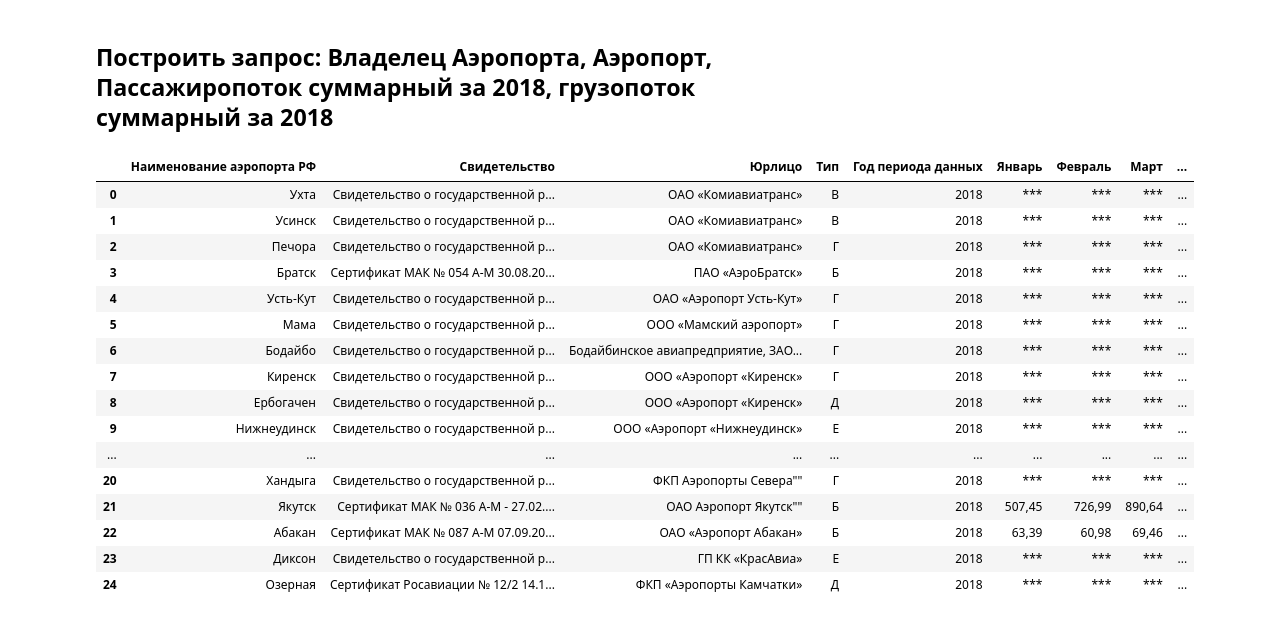
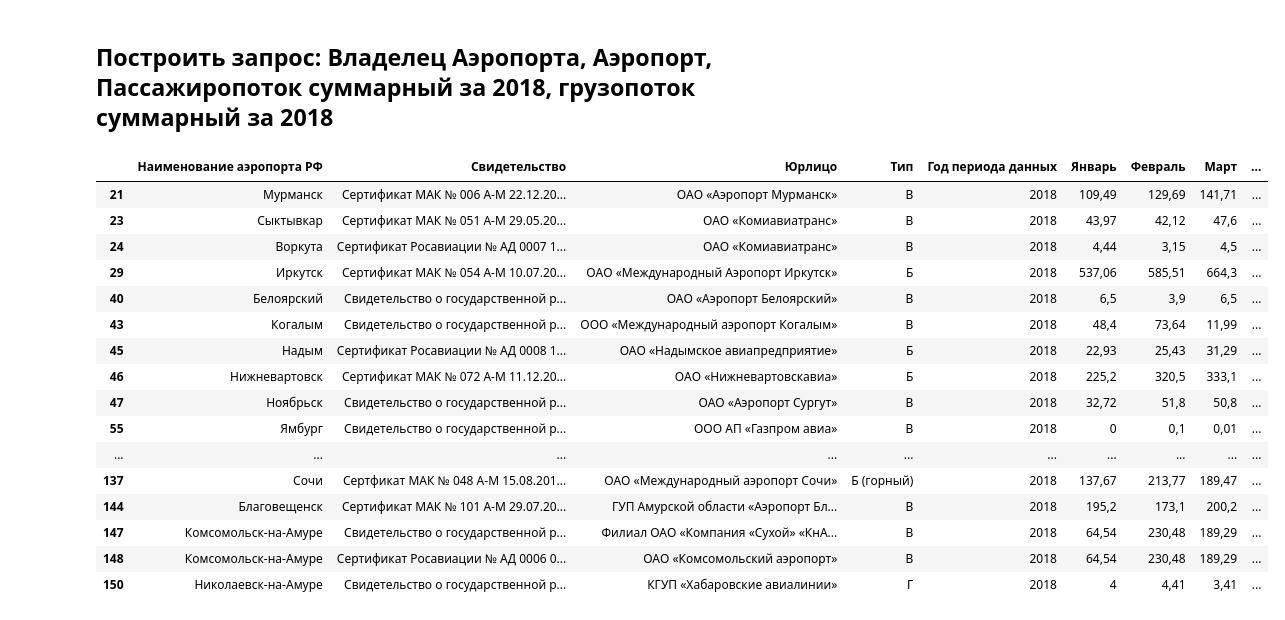
Before and after one commit to Milkolad/IT-master, a Jupyter notebook: Python/Code/Control_Task4/Control_task.ipynb, the cells around one changed output. Drawn from its saved outputs; the diff is of its cells as text; code cells hidden in the pictures.

```diff
--- a/Python/Code/Control_Task4/Control_task.ipynb
+++ b/Python/Code/Control_Task4/Control_task.ipynb
@@ -141,28 +171,34 @@ early_type_df
 Name: 0, dtype: object
 # %% [markdown]
 ## Построить запрос: Владелец Аэропорта, Аэропорт, Пассажиропоток суммарный за 2018, грузопоток суммарный за 2018
+# %%
+airports_df['Наименование аэропорта РФ'] = airports_df.loc[:, 'Наименование аэропорта РФ'].str.split(' ').str[0]
 # %%
 cargo_transport_2018_df = cargo_transport_df[cargo_transport_df['Год периода данных'] == 2018]
-query_airports_df = pd.merge(airports_df, cargo_transport_2018_df)
+passenger_transport_2018_df = passenger_transport_df[passenger_transport_df['Год периода данных'] == 2018]
+query_cargo_airports_df = pd.merge(airports_df, cargo_transport_2018_df)
+query_passenger_airports_df = pd.merge(airports_df, passenger_transport_2018_df)
 # %%
-query_airports_df = query_airports_df.drop(['Октябрь', 'Ноябрь', 'Декабрь', 'Январь - Декабрь'], axis=1)
+query_cargo_airports_df = query_cargo_airports_df.drop(['Октябрь', 'Ноябрь', 'Декабрь', 'Январь - Декабрь'], axis=1)
+query_passenger_airports_df = query_passenger_airports_df.drop(['Октябрь', 'Ноябрь', 'Декабрь', 'Январь - Декабрь'], axis=1)
-# %%
-query_airports_df = query_airports_df[query_airports_df['']]
-# %% [output]
-|  | Наименование аэропорта РФ | Свидетельство | Юрлицо | Тип | Год периода данных | Январь | Февраль | Март | ... |
-| 0 | Ухта | Свидетельство о государственной р... | ОАО «Комиавиатранс» | В | 2018 | *** | *** | *** | ... |
-| 1 | Усинск | Свидетельство о государственной р... | ОАО «Комиавиатранс» | В | 2018 | *** | *** | *** | ... |
-| 2 | Печора | Свидетельство о государственной р... | ОАО «Комиавиатранс» | Г | 2018 | *** | *** | *** | ... |
-| 3 | Братск | Сертификат МАК № 054 А-М 30.08.20... | ПАО «АэроБратск» | Б | 2018 | *** | *** | *** | ... |
-| 4 | Усть-Кут | Свидетельство о государственной р... | ОАО «Аэропорт Усть-Кут» | Г | 2018 | *** | *** | *** | ... |
-| 5 | Мама | Свидетельство о государственной р... | ООО «Мамский аэропорт» | Г | 2018 | *** | *** | *** | ... |
-| 6 | Бодайбо | Свидетельство о государственной р... | Бодайбинское авиапредприятие, ЗАО... | Г | 2018 | *** | *** | *** | ... |
-| 7 | Киренск | Свидетельство о государственной р... | ООО «Аэропорт «Киренск» | Г | 2018 | *** | *** | *** | ... |
-| 8 | Ербогачен | Свидетельство о государственной р... | ООО «Аэропорт «Киренск» | Д | 2018 | *** | *** | *** | ... |
-| 9 | Нижнеудинск | Свидетельство о государственной р... | ООО «Аэропорт «Нижнеудинск» | Е | 2018 | *** | *** | *** | ... |
-| ... | ... | ... | ... | ... | ... | ... | ... | ... | ... |
-| 20 | Хандыга | Свидетельство о государственной р... | ФКП Аэропорты Севера"" | Г | 2018 | *** | *** | *** | ... |
-| 21 | Якутск | Сертификат МАК № 036 А-М - 27.02.... | ОАО Аэропорт Якутск"" | Б | 2018 | 507,45 | 726,99 | 890,64 | ... |
-| 22 | Абакан | Сертификат МАК № 087 А-М 07.09.20... | ОАО «Аэропорт Абакан» | Б | 2018 | 63,39 | 60,98 | 69,46 | ... |
-| 23 | Диксон | Свидетельство о государственной р... | ГП КК «КрасАвиа» | Е | 2018 | *** | *** | *** | ... |
-| 24 | Озерная | Сертификат Росавиации № 12/2 14.1... | ФКП «Аэропорты Камчатки» | Д | 2018 | *** | *** | *** | ... |
+# %%
+query_cargo_airports_df = query_cargo_airports_df[query_cargo_airports_df['Январь'] != '***']
+query_cargo_airports_df
+# %% [output]
+|  | Наименование аэропорта РФ | Свидетельство | Юрлицо | Тип | Год периода данных | Январь | Февраль | Март | ... |
+| 21 | Мурманск | Сертификат МАК № 006 А-М 22.12.20... | ОАО «Аэропорт Мурманск» | В | 2018 | 109,49 | 129,69 | 141,71 | ... |
+| 23 | Сыктывкар | Сертификат МАК № 051 А-М 29.05.20... | ОАО «Комиавиатранс» | В | 2018 | 43,97 | 42,12 | 47,6 | ... |
+| 24 | Воркута | Сертификат Росавиации № АД 0007 1... | ОАО «Комиавиатранс» | В | 2018 | 4,44 | 3,15 | 4,5 | ... |
+| 29 | Иркутск | Сертификат МАК № 054 А-М 10.07.20... | ОАО «Международный Аэропорт Иркутск» | Б | 2018 | 537,06 | 585,51 | 664,3 | ... |
+| 40 | Белоярский | Свидетельство о государственной р... | ОАО «Аэропорт Белоярский» | В | 2018 | 6,5 | 3,9 | 6,5 | ... |
+| 43 | Когалым | Свидетельство о государственной р... | ООО «Международный аэропорт Когалым» | В | 2018 | 48,4 | 73,64 | 11,99 | ... |
+| 45 | Надым | Сертификат Росавиации № АД 0008 1... | ОАО «Надымское авиапредприятие» | Б | 2018 | 22,93 | 25,43 | 31,29 | ... |
+| 46 | Нижневартовск | Сертификат МАК № 072 А-М 11.12.20... | ОАО «Нижневартовскавиа» | Б | 2018 | 225,2 | 320,5 | 333,1 | ... |
+| 47 | Ноябрьск | Свидетельство о государственной р... | ОАО «Аэропорт Сургут» | В | 2018 | 32,72 | 51,8 | 50,8 | ... |
+| 55 | Ямбург | Свидетельство о государственной р... | ООО АП «Газпром авиа» | В | 2018 | 0 | 0,1 | 0,01 | ... |
+| ... | ... | ... | ... | ... | ... | ... | ... | ... | ... |
+| 137 | Сочи | Сертфикат МАК № 048 А-М 15.08.201... | ОАО «Международный аэропорт Сочи» | Б (горный) | 2018 | 137,67 | 213,77 | 189,47 | ... |
+| 144 | Благовещенск | Сертификат МАК № 101 А-М 29.07.20... | ГУП Амурской области «Аэропорт Бл... | В | 2018 | 195,2 | 173,1 | 200,2 | ... |
+| 147 | Комсомольск-на-Амуре | Свидетельство о государственной р... | Филиал ОАО «Компания «Сухой» «КнА... | В | 2018 | 64,54 | 230,48 | 189,29 | ... |
+| 148 | Комсомольск-на-Амуре | Сертификат Росавиации № АД 0006 0... | ОАО «Комсомольский аэропорт» | В | 2018 | 64,54 | 230,48 | 189,29 | ... |
+| 150 | Николаевск-на-Амуре | Свидетельство о государственной р... | КГУП «Хабаровские авиалинии» | Г | 2018 | 4 | 4,41 | 3,41 | ... |
```
Also changed, not shown: parts of 28 cells of this notebook, 1 other file.
